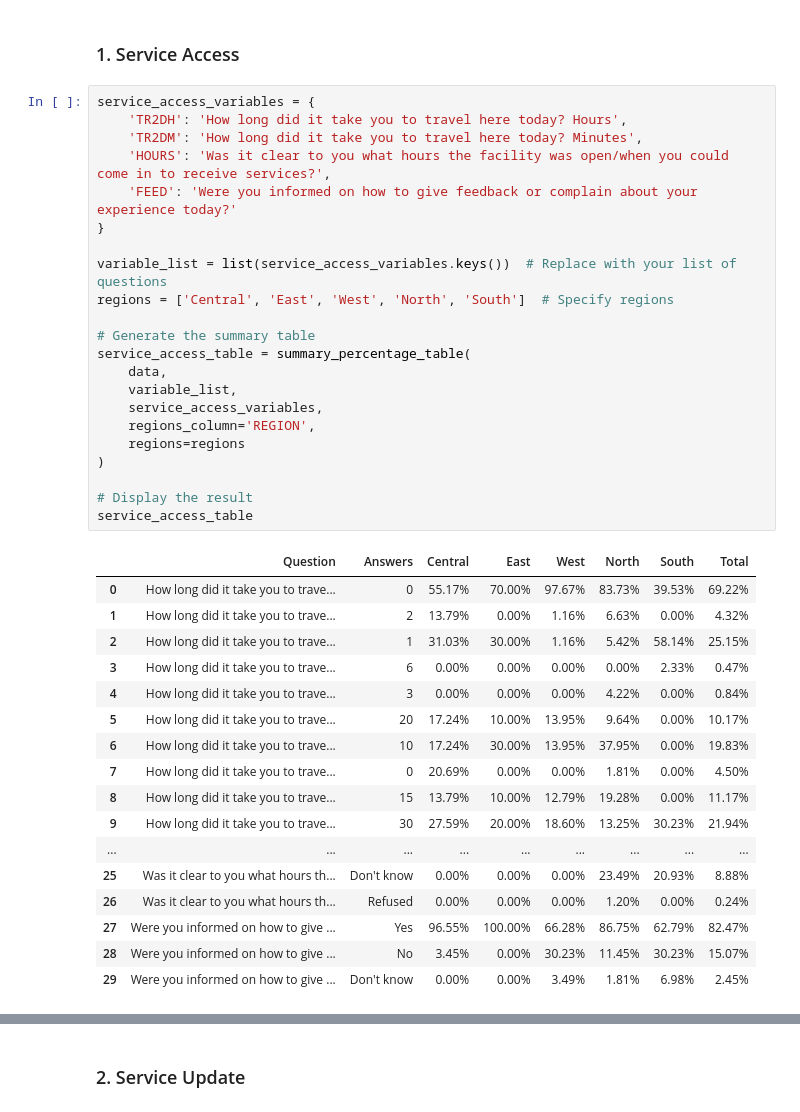
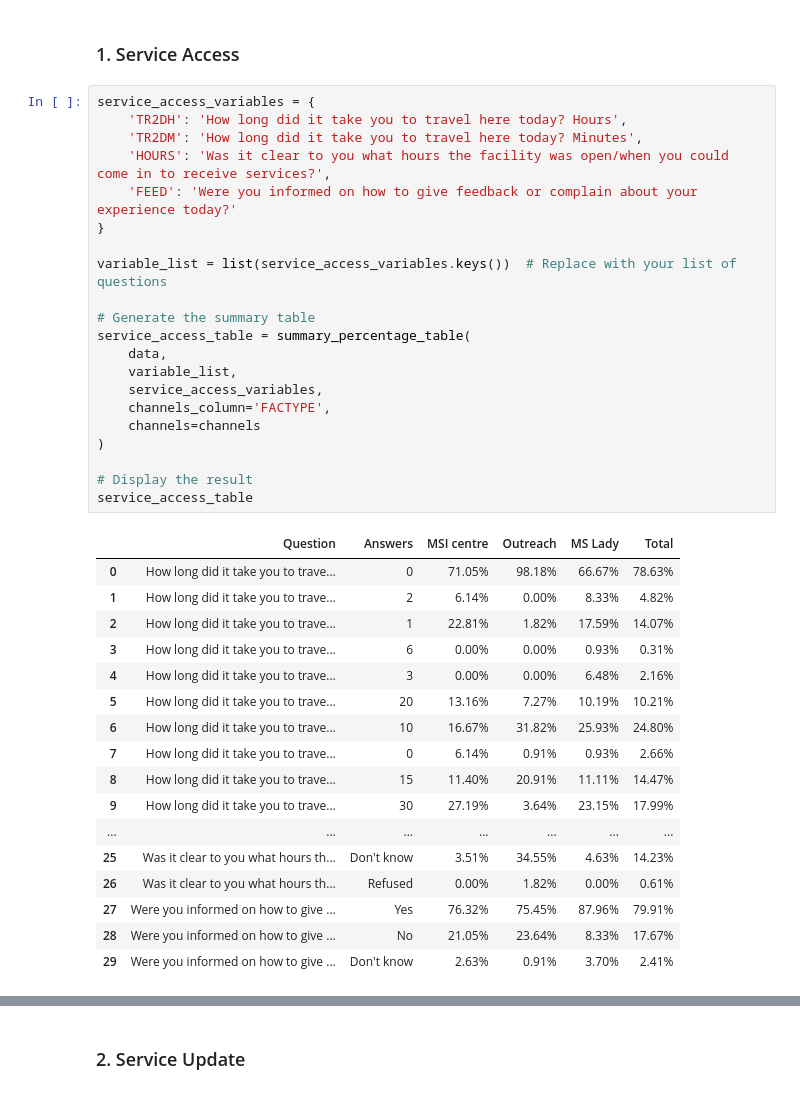
Before and after one commit to Mirwais-Farahi/MSIHealthServiceAnalytics, a Jupyter notebook: notebooks/02_data_analysis.ipynb, the cells around one changed output, grey strips where cells are left out. Saved outputs shown, nothing was run; the diff lists cells and outputs as text.

```diff
--- a/notebooks/02_data_analysis.ipynb
+++ b/notebooks/02_data_analysis.ipynb
@@ -575,42 +581,41 @@ files.download(file_path)
 # %%
 service_access_variables = {
     'TR2DH': 'How long did it take you to travel here today? Hours',
     'TR2DM': 'How long did it take you to travel here today? Minutes',
     'HOURS': 'Was it clear to you what hours the facility was open/when you could come in to receive services?',
     'FEED': 'Were you informed on how to give feedback or complain about your experience today?'
 }
 
 variable_list = list(service_access_variables.keys())  # Replace with your list of questions
-regions = ['Central', 'East', 'West', 'North', 'South']  # Specify regions
 
 # Generate the summary table
 service_access_table = summary_percentage_table(
     data,
     variable_list,
     service_access_variables,
-    regions_column='REGION',
-    regions=regions
+    channels_column='FACTYPE',
+    channels=channels
 )
 
 # Display the result
 service_access_table
 # %% [output]
-|  | Question | Answers | Central | East | West | North | South | Total |
-| 0 | How long did it take you to trave... | 0 | 55.17% | 70.00% | 97.67% | 83.73% | 39.53% | 69.22% |
-| 1 | How long did it take you to trave... | 2 | 13.79% | 0.00% | 1.16% | 6.63% | 0.00% | 4.32% |
-| 2 | How long did it take you to trave... | 1 | 31.03% | 30.00% | 1.16% | 5.42% | 58.14% | 25.15% |
-| 3 | How long did it take you to trave... | 6 | 0.00% | 0.00% | 0.00% | 0.00% | 2.33% | 0.47% |
-| 4 | How long did it take you to trave... | 3 | 0.00% | 0.00% | 0.00% | 4.22% | 0.00% | 0.84% |
-| 5 | How long did it take you to trave... | 20 | 17.24% | 10.00% | 13.95% | 9.64% | 0.00% | 10.17% |
-| 6 | How long did it take you to trave... | 10 | 17.24% | 30.00% | 13.95% | 37.95% | 0.00% | 19.83% |
-| 7 | How long did it take you to trave... | 0 | 20.69% | 0.00% | 0.00% | 1.81% | 0.00% | 4.50% |
-| 8 | How long did it take you to trave... | 15 | 13.79% | 10.00% | 12.79% | 19.28% | 0.00% | 11.17% |
-| 9 | How long did it take you to trave... | 30 | 27.59% | 20.00% | 18.60% | 13.25% | 30.23% | 21.94% |
-| ... | ... | ... | ... | ... | ... | ... | ... | ... |
-| 25 | Was it clear to you what hours th... | Don't know | 0.00% | 0.00% | 0.00% | 23.49% | 20.93% | 8.88% |
-| 26 | Was it clear to you what hours th... | Refused | 0.00% | 0.00% | 0.00% | 1.20% | 0.00% | 0.24% |
-| 27 | Were you informed on how to give ... | Yes | 96.55% | 100.00% | 66.28% | 86.75% | 62.79% | 82.47% |
-| 28 | Were you informed on how to give ... | No | 3.45% | 0.00% | 30.23% | 11.45% | 30.23% | 15.07% |
-| 29 | Were you informed on how to give ... | Don't know | 0.00% | 0.00% | 3.49% | 1.81% | 6.98% | 2.45% |
+|  | Question | Answers | MSI centre | Outreach | MS Lady | Total |
+| 0 | How long did it take you to trave... | 0 | 71.05% | 98.18% | 66.67% | 78.63% |
+| 1 | How long did it take you to trave... | 2 | 6.14% | 0.00% | 8.33% | 4.82% |
+| 2 | How long did it take you to trave... | 1 | 22.81% | 1.82% | 17.59% | 14.07% |
+| 3 | How long did it take you to trave... | 6 | 0.00% | 0.00% | 0.93% | 0.31% |
+| 4 | How long did it take you to trave... | 3 | 0.00% | 0.00% | 6.48% | 2.16% |
+| 5 | How long did it take you to trave... | 20 | 13.16% | 7.27% | 10.19% | 10.21% |
+| 6 | How long did it take you to trave... | 10 | 16.67% | 31.82% | 25.93% | 24.80% |
+| 7 | How long did it take you to trave... | 0 | 6.14% | 0.91% | 0.93% | 2.66% |
+| 8 | How long did it take you to trave... | 15 | 11.40% | 20.91% | 11.11% | 14.47% |
+| 9 | How long did it take you to trave... | 30 | 27.19% | 3.64% | 23.15% | 17.99% |
+| ... | ... | ... | ... | ... | ... | ... |
+| 25 | Was it clear to you what hours th... | Don't know | 3.51% | 34.55% | 4.63% | 14.23% |
+| 26 | Was it clear to you what hours th... | Refused | 0.00% | 1.82% | 0.00% | 0.61% |
+| 27 | Were you informed on how to give ... | Yes | 76.32% | 75.45% | 87.96% | 79.91% |
+| 28 | Were you informed on how to give ... | No | 21.05% | 23.64% | 8.33% | 17.67% |
+| 29 | Were you informed on how to give ... | Don't know | 2.63% | 0.91% | 3.70% | 2.41% |
 # %%
 # Save the summary table to an Excel file
```
Also changed, not shown: parts of 36 cells of this notebook, 1 other file.
